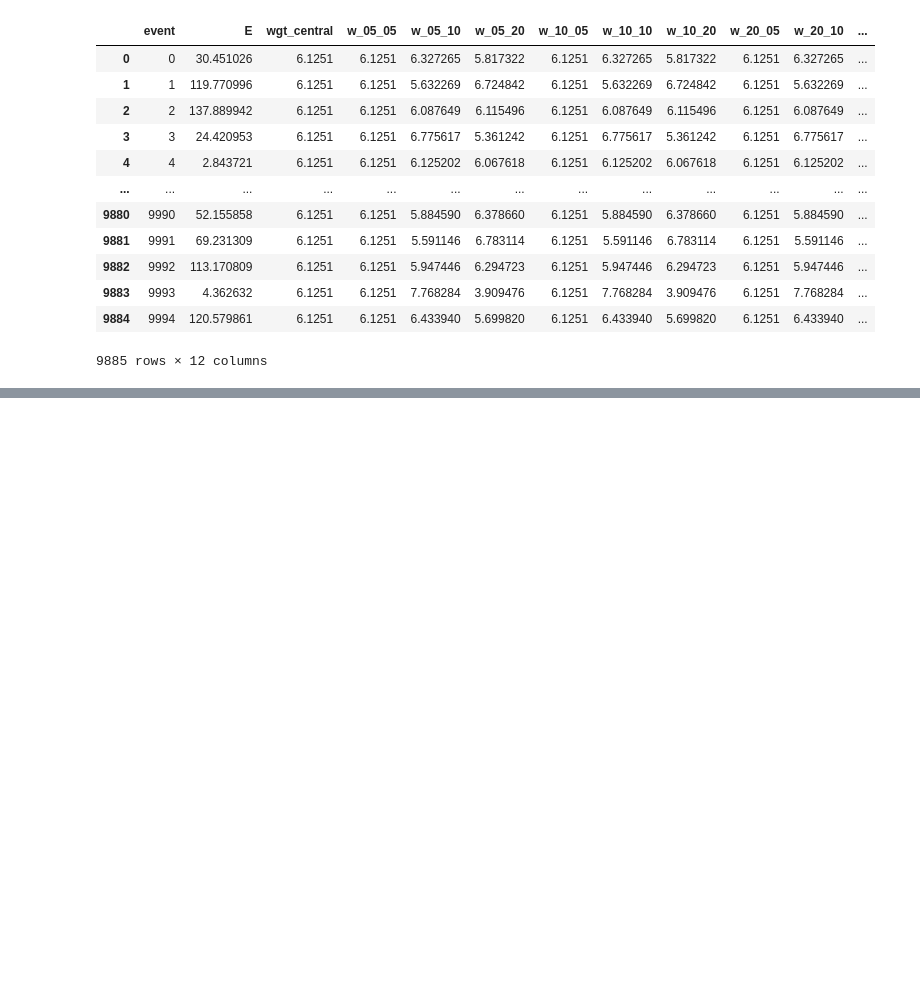
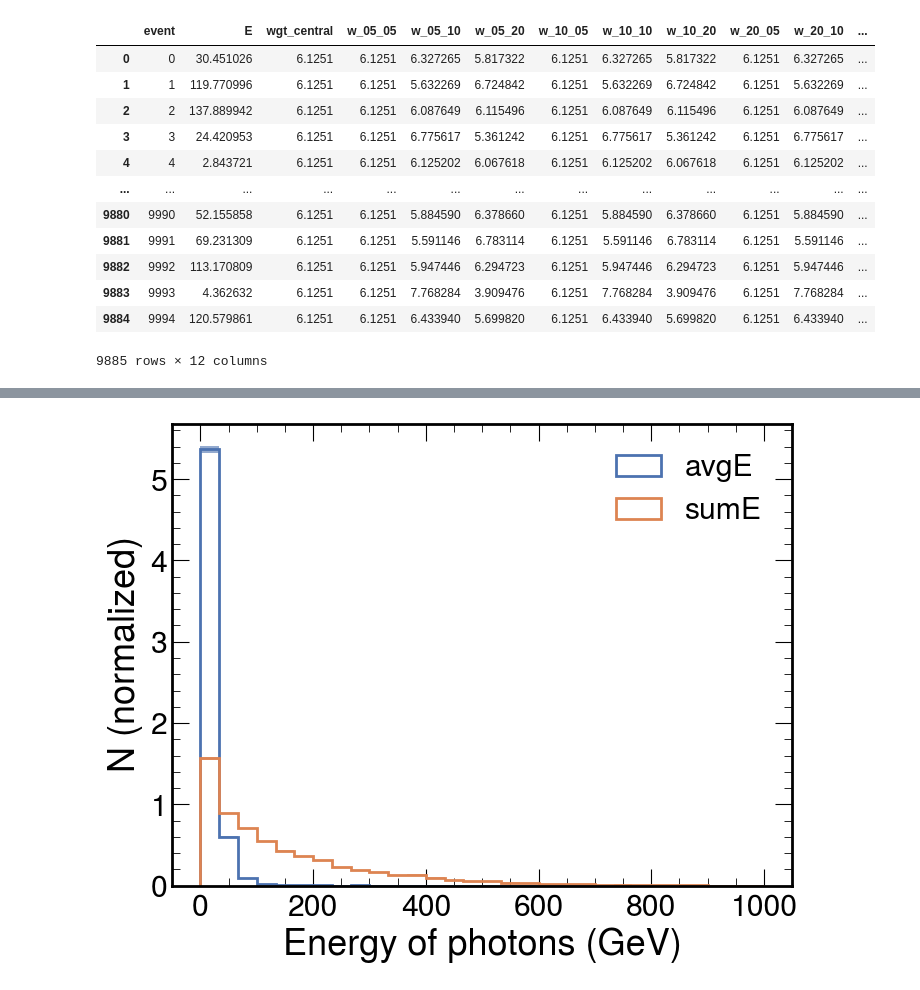
Before and after one commit to camilapramos/nuDIS_HEPMC_Analysis, a Jupyter notebook: notebooks/plots.ipynb, the cells around one changed output, grey strips where cells are left out. Drawn from its saved outputs; the diff is of its cells as text; code cells hidden in the pictures; blank space fills up the shorter version.

```diff
--- a/notebooks/plots.ipynb
+++ b/notebooks/plots.ipynb
@@ -410,8 +410,8 @@ plt.show()
 [figure]
 # %%
 # get average photon energy for all events
-photon_avg_energy = event_quantity(22, column="E", observable="average_energy", agg_arg="mean")
+photon_avg_energy = event_quantity(22, column="E", observable="value", agg_arg="mean")
 # %%
-photon_sum_energy = event_quantity(22, column="E", observable="sum_energy", agg_arg="sum")
+photon_sum_energy = event_quantity(22, column="E", observable="value", agg_arg="sum")
 # %%
 # average sum of photon energy
@@ -465 +463,12 @@ plt.show()
+# %%
+# total vs average energy
+photons_dist_dict = {'avgE': photon_avg_energy, 'sumE': photon_sum_energy}
+
+plot_particle_dist(particle_dict=photons_dist_dict, observable="value", show_uncertainty=True)
+# plt.yscale("log")
+# plt.xlim((0,650))
+plt.xlabel("Energy of photons (GeV)", loc="center")
+plt.show()
+# %% [output]
+[figure, added]
 # %%
```
Also changed, not shown: parts of 6 cells of this notebook, 1 other file.
